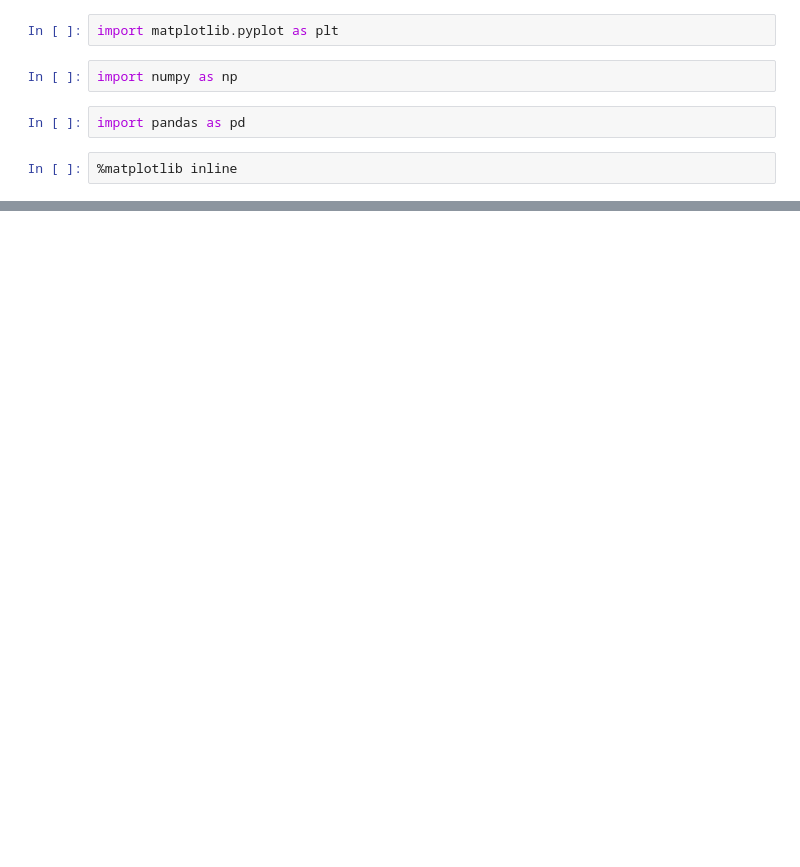
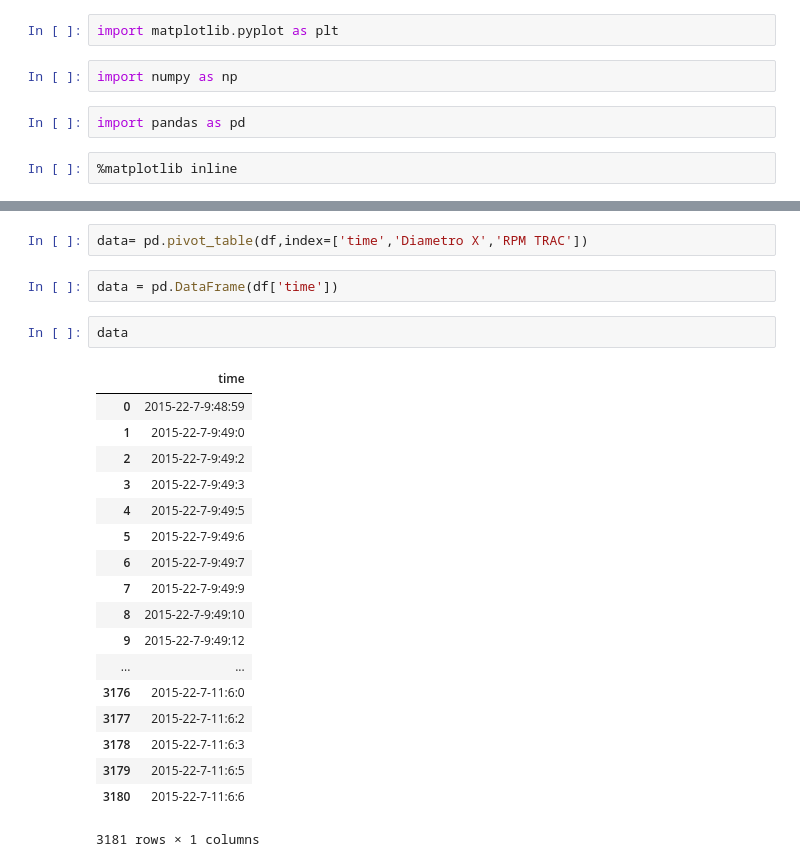
Before and after one commit to darkomen/TFG, a Jupyter notebook: medidas/22072015/prueba1.ipynb, the cells around one changed output, grey strips where cells are left out. Saved outputs shown, nothing was run; the diff lists cells and outputs as text; blank space fills up the shorter version.

```diff
--- a/medidas/22072015/prueba1.ipynb
+++ b/medidas/22072015/prueba1.ipynb
@@ -87,0 +32,25 @@ Name: timestamp, dtype: object
+# %%
+data= pd.pivot_table(df,index=['time','Diametro X','RPM TRAC'])
+# %%
+data = pd.DataFrame(df['time'])
+# %%
+data
+# %% [output]
+|  | time |
+| 0 | 2015-22-7-9:48:59 |
+| 1 | 2015-22-7-9:49:0 |
+| 2 | 2015-22-7-9:49:2 |
+| 3 | 2015-22-7-9:49:3 |
+| 4 | 2015-22-7-9:49:5 |
+| 5 | 2015-22-7-9:49:6 |
+| 6 | 2015-22-7-9:49:7 |
+| 7 | 2015-22-7-9:49:9 |
+| 8 | 2015-22-7-9:49:10 |
+| 9 | 2015-22-7-9:49:12 |
+| ... | ... |
+| 3176 | 2015-22-7-11:6:0 |
+| 3177 | 2015-22-7-11:6:2 |
+| 3178 | 2015-22-7-11:6:3 |
+| 3179 | 2015-22-7-11:6:5 |
+| 3180 | 2015-22-7-11:6:6 |
+3181 rows × 1 columns
```
Also changed, not shown: parts of 11 cells of this notebook, 2 other files.
